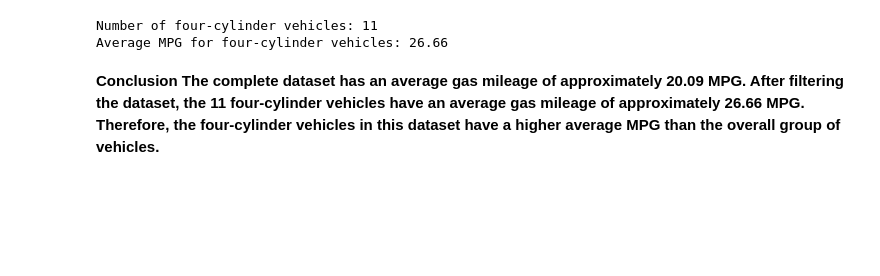
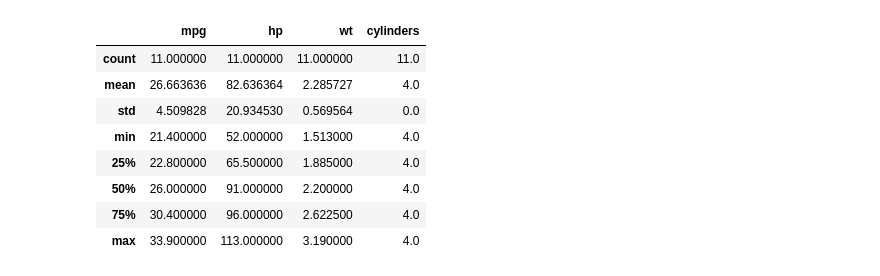
Before and after one commit to Ambartheanalyst-blip/Python_Assigments, a Jupyter notebook: Assigment_2.ipynb, the cells around one changed output. Cells and saved outputs as stored; diff of their text form; code cells hidden in the pictures; blank space fills up the shorter version.

```diff
--- a/Assigment_2.ipynb
+++ b/Assigment_2.ipynb
@@ -82,20 +97,16 @@ Average MPG for all vehicles: 20.09
 # %%
 # Filter the data to include only four-cylinder vehicles
 four_cylinder_cars = cars_subset[cars_subset["cylinders"] == 4]
 
-# Display the filtered data
-four_cylinder_cars
-
-# Calculate summary statistics for four-cylinder vehicles
-four_cylinder_cars.describe()
-
-# Calculate the average MPG for four-cylinder vehicles
-four_cylinder_average_mpg = four_cylinder_cars["mpg"].mean()
-print(f"Number of four-cylinder vehicles: {len(four_cylinder_cars)}")
-print(f"Average MPG for four-cylinder vehicles: {four_cylinder_average_mpg:.2f}")
+# Display summary statistics for four-cylinder vehicles
+display(four_cylinder_cars.describe())
 # %% [output]
-Number of four-cylinder vehicles: 11
-Average MPG for four-cylinder vehicles: 26.66
+|  | mpg | hp | wt | cylinders |
+| count | 11.000000 | 11.000000 | 11.000000 | 11.0 |
+| mean | 26.663636 | 82.636364 | 2.285727 | 4.0 |
+| std | 4.509828 | 20.934530 | 0.569564 | 0.0 |
+| min | 21.400000 | 52.000000 | 1.513000 | 4.0 |
+| 25% | 22.800000 | 65.500000 | 1.885000 | 4.0 |
+| 50% | 26.000000 | 91.000000 | 2.200000 | 4.0 |
+| 75% | 30.400000 | 96.000000 | 2.622500 | 4.0 |
+| max | 33.900000 | 113.000000 | 3.190000 | 4.0 |
-# %% [markdown]
-**Conclusion
-The complete dataset has an average gas mileage of approximately 20.09 MPG. After filtering the dataset, the 11 four-cylinder vehicles have an average gas mileage of approximately 26.66 MPG. Therefore, the four-cylinder vehicles in this dataset have a higher average MPG than the overall group of vehicles.**
```
Also changed, not shown: parts of 7 cells of this notebook.
